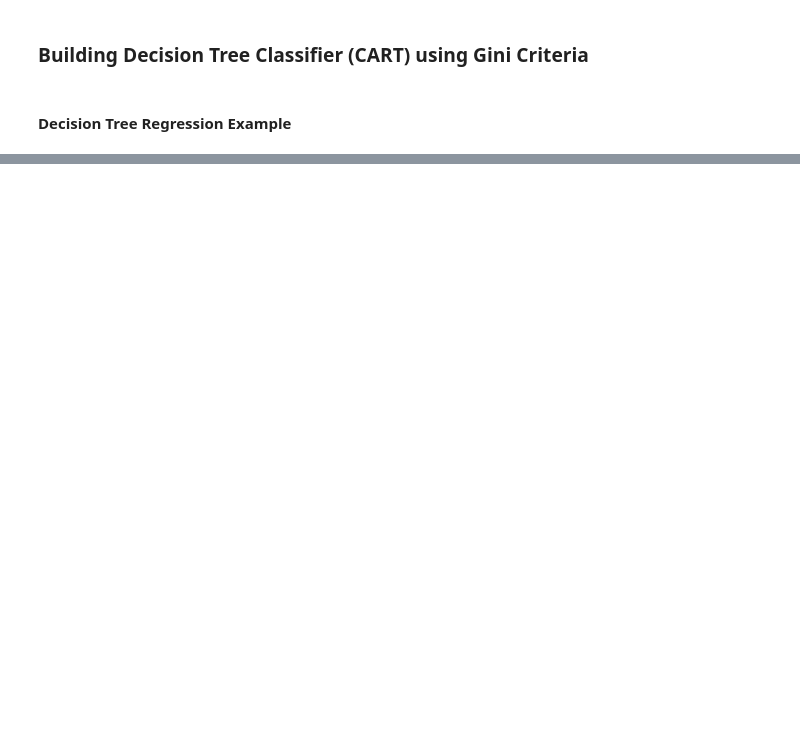
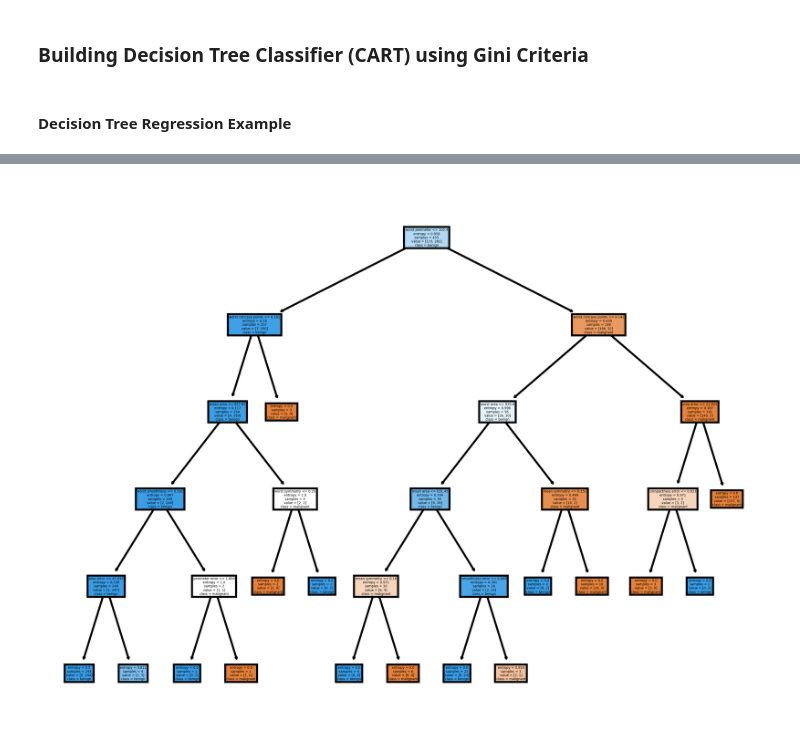
Before and after one commit to mchandak/DS_Repo10, a Jupyter notebook: Decision Tree_C5.0_CART.ipynb, the cells around one changed output, grey strips where cells are left out. Saved outputs shown, nothing was run; the diff lists cells and outputs as text; code cells hidden in the pictures; blank space fills up the shorter version.

```diff
--- a/Decision Tree_C5.0_CART.ipynb
+++ b/Decision Tree_C5.0_CART.ipynb
@@ -114,0 +190,8 @@ model.score(X_test,y_test)
+# %%
+fn=datasets.load_breast_cancer().feature_names
+cn=datasets.load_breast_cancer().target_names
+plt.figure(dpi=600)
+tree.plot_tree(dtc,class_names=cn,feature_names=fn,filled=True)
+plt.savefig('Treeplot.pdf')
+# %% [output]
+[figure, added]
```
Also changed, not shown: parts of 16 cells of this notebook.
